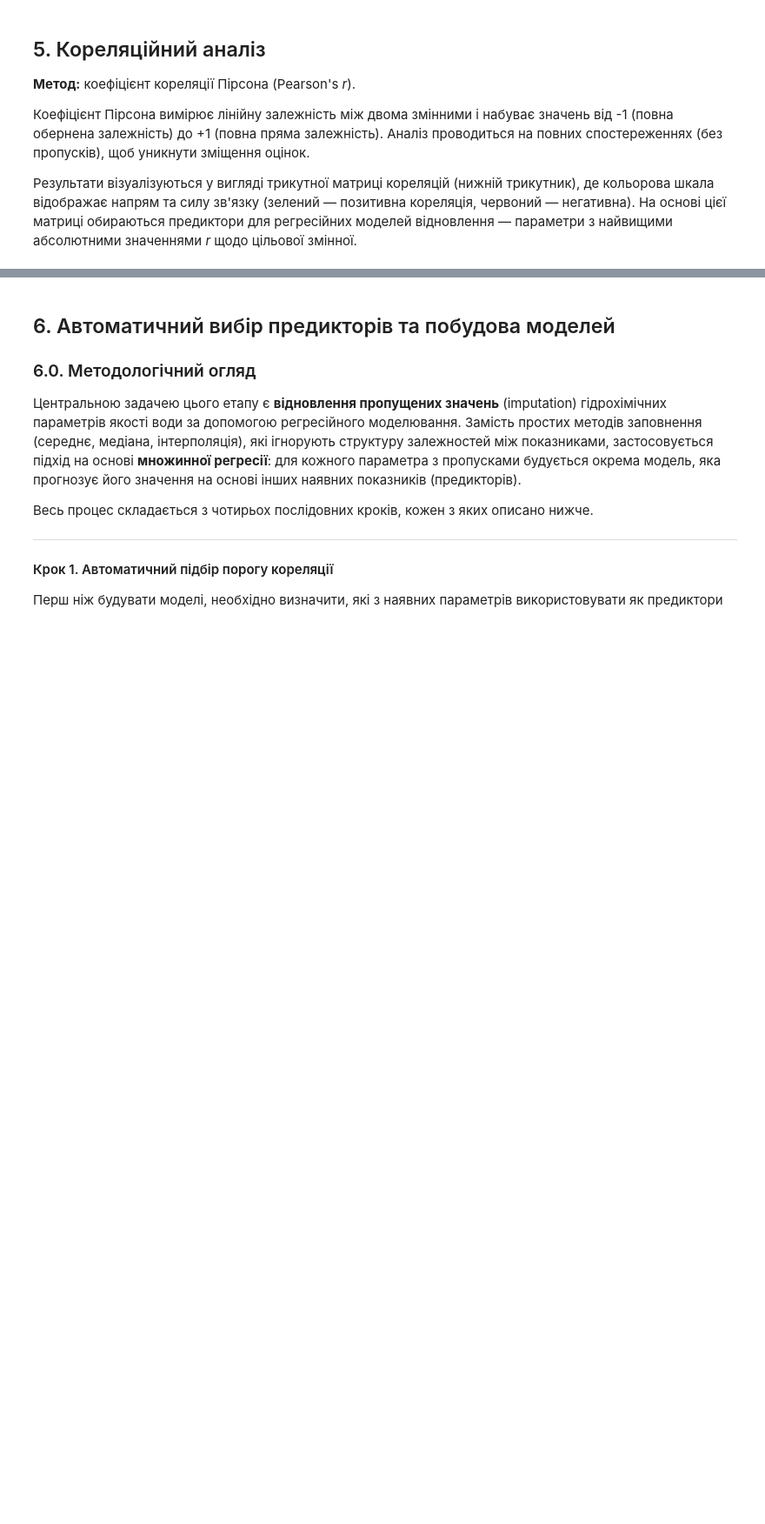
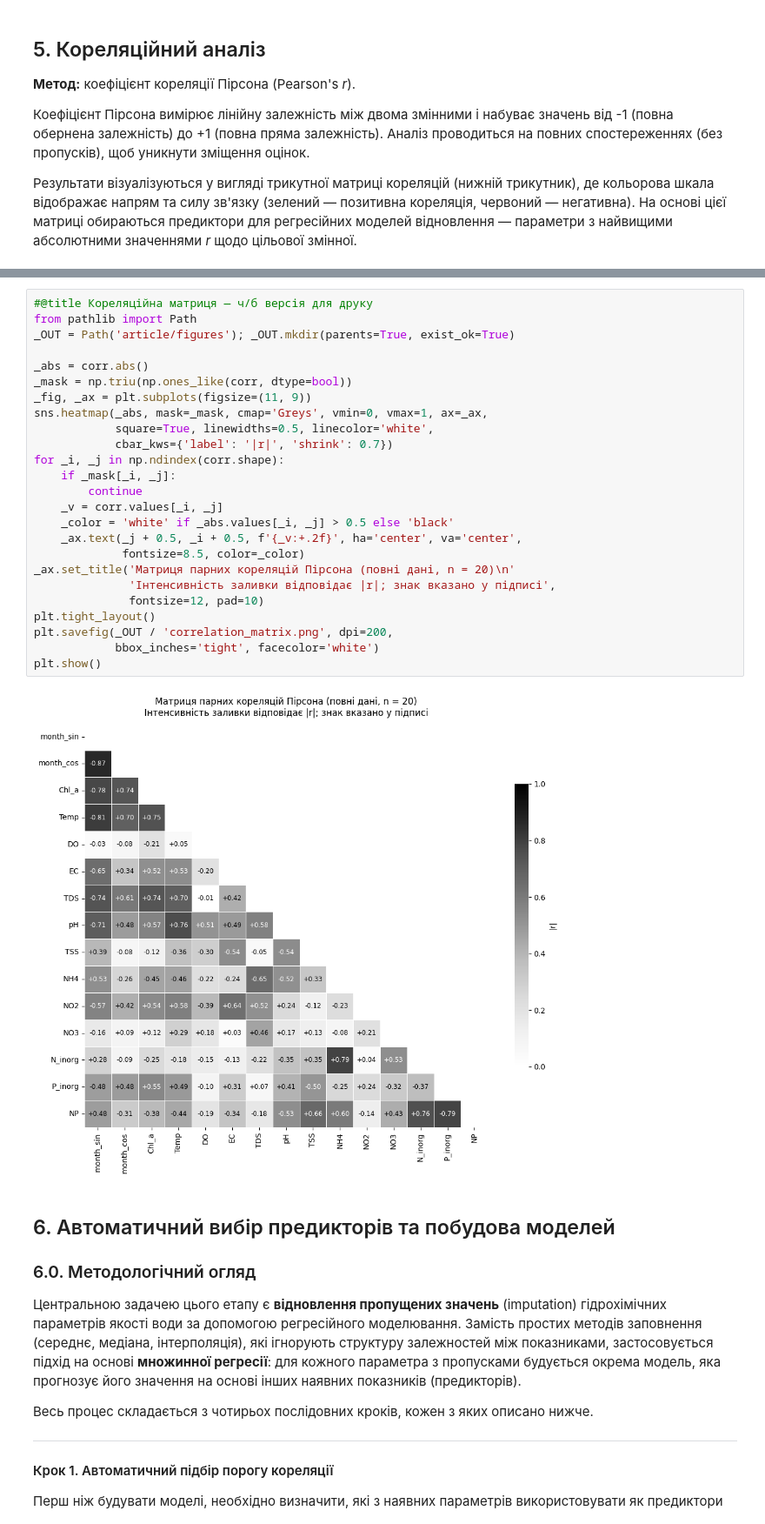
Before and after one commit to bohdan-holovin/data-analys-k, a Jupyter notebook: kanevske_analysis.ipynb, the cells around one changed output, grey strips where cells are left out. Shown at 87% size. Saved outputs shown, nothing was run; the diff lists cells and outputs as text; blank space fills up the shorter version.

```diff
--- a/kanevske_analysis.ipynb
+++ b/kanevske_analysis.ipynb
@@ -730,3 +869,30 @@ plt.show()
+# %%
+#@title Кореляційна матриця — ч/б версія для друку
+from pathlib import Path
+_OUT = Path('article/figures'); _OUT.mkdir(parents=True, exist_ok=True)
+
+_abs = corr.abs()
+_mask = np.triu(np.ones_like(corr, dtype=bool))
+_fig, _ax = plt.subplots(figsize=(11, 9))
+sns.heatmap(_abs, mask=_mask, cmap='Greys', vmin=0, vmax=1, ax=_ax,
+            square=True, linewidths=0.5, linecolor='white',
+            cbar_kws={'label': '|r|', 'shrink': 0.7})
+for _i, _j in np.ndindex(corr.shape):
+    if _mask[_i, _j]:
+        continue
+    _v = corr.values[_i, _j]
+    _color = 'white' if _abs.values[_i, _j] > 0.5 else 'black'
+    _ax.text(_j + 0.5, _i + 0.5, f'{_v:+.2f}', ha='center', va='center',
+             fontsize=8.5, color=_color)
+_ax.set_title('Матриця парних кореляцій Пірсона (повні дані, n = 20)\n'
+              'Інтенсивність заливки відповідає |r|; знак вказано у підписі',
+              fontsize=12, pad=10)
+plt.tight_layout()
+plt.savefig(_OUT / 'correlation_matrix.png', dpi=200,
+            bbox_inches='tight', facecolor='white')
+plt.show()
+# %% [output]
+[figure, added]
 # %% [markdown]
 ## 6. Автоматичний вибір предикторів та побудова моделей
 
```
Also changed, not shown: parts of 25 cells of this notebook.
